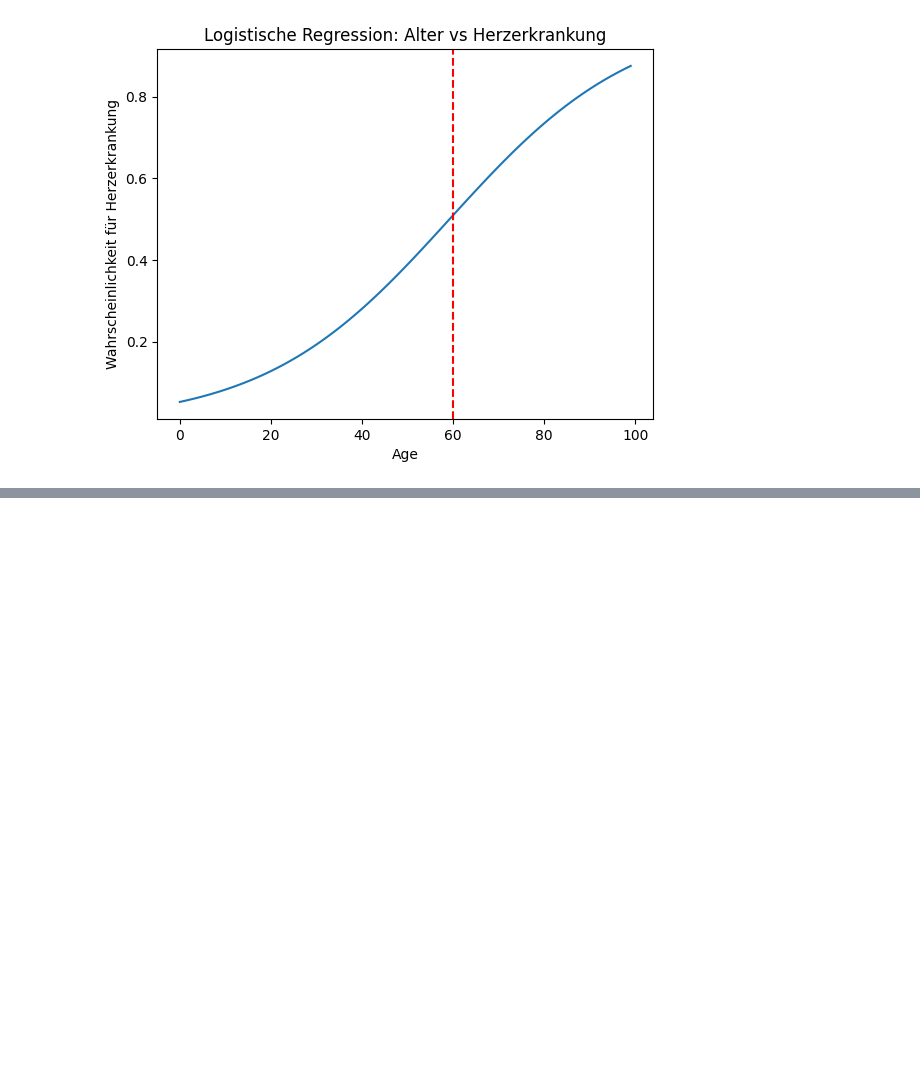
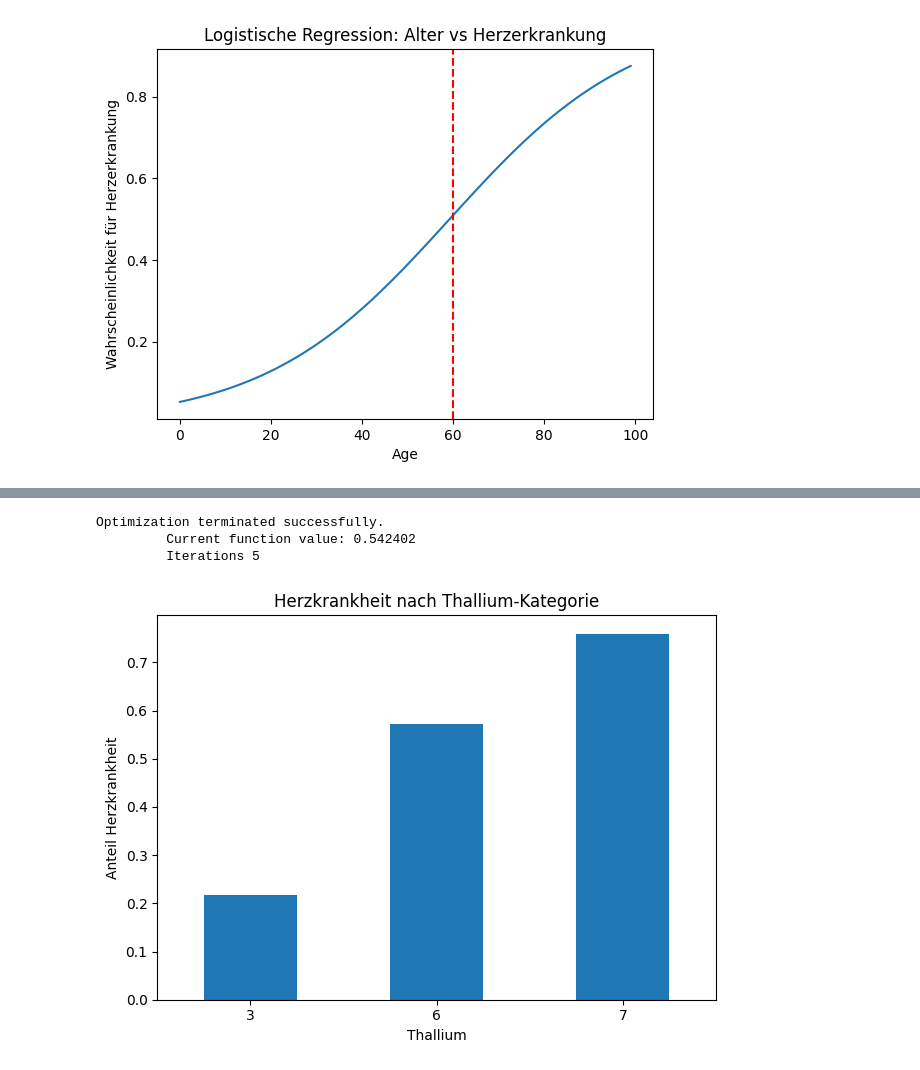
Before and after one commit to Alex421-ai/DPP_Projekt_Herz, a Jupyter notebook: notebooks/01_exploration.ipynb, the cells around one changed output, grey strips where cells are left out. Saved outputs shown, nothing was run; the diff lists cells and outputs as text; code cells hidden in the pictures; blank space fills up the shorter version.

```diff
--- a/notebooks/01_exploration.ipynb
+++ b/notebooks/01_exploration.ipynb
@@ -301,0 +380,20 @@ Ab dem Alter von 60 Jahren besteht ein erhöhtes Risiko für eine Herzerkrankung
+# %%
+model = smf.logit("Heart_Disease ~ C(Thallium)", data=df)
+results2 = model.fit()
+means = df.groupby("Thallium")["Heart_Disease"].mean()
+
+plt.figure()
+means.plot(kind="bar")
+
+plt.xlabel("Thallium")
+plt.ylabel("Anteil Herzkrankheit")
+plt.title("Herzkrankheit nach Thallium-Kategorie")
+
+plt.xticks(rotation=0)
+plt.tight_layout()
+plt.show()
+# %% [output]
+Optimization terminated successfully.
+         Current function value: 0.542402
+         Iterations 5
+[figure, added]
```
Also changed, not shown: parts of 8 cells of this notebook.
